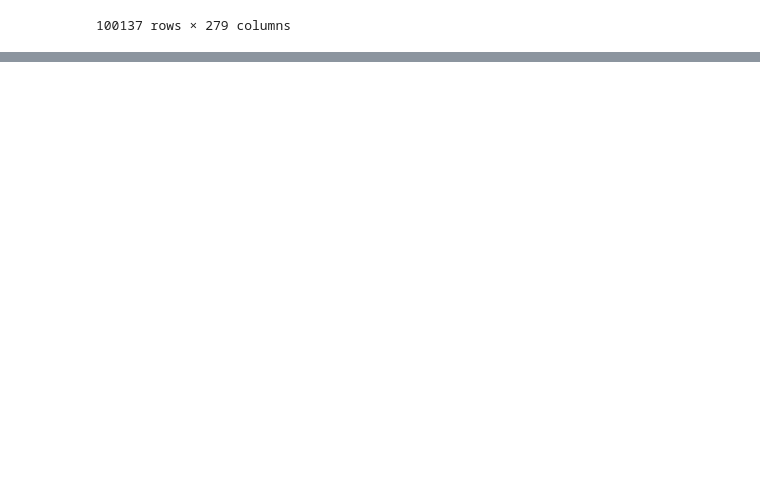
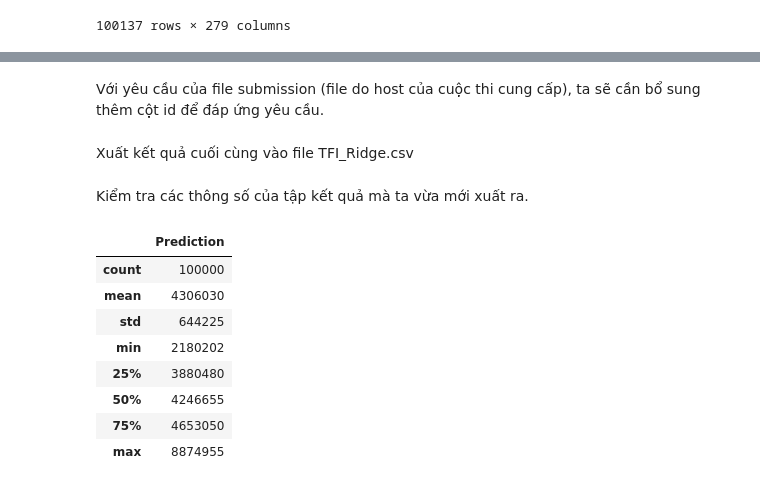
Before and after one commit to khanhson261/DAMH_KHDLUD, a Jupyter notebook: Report.ipynb, the cells around one changed output, grey strips where cells are left out. Saved outputs shown, nothing was run; the diff lists cells and outputs as text; code cells hidden in the pictures; blank space fills up the shorter version.

```diff
--- a/Report.ipynb
+++ b/Report.ipynb
@@ -604,0 +680,3 @@ df.describe()
+# %%
+model.set_params(**grid.best_params_)
+model.fit(X, y)
@@ -604,0 +700,2 @@ df.describe()
+# %%
+submission = pd.DataFrame(columns=['Prediction'],index=test.index, data=model.predict(test))
@@ -604,0 +704,8 @@ df.describe()
+# %%
+submission.Prediction = submission.Prediction.apply(np.square)
+# %% [markdown]
+Với yêu cầu của file submission (file do host của cuộc thi cung cấp), ta sẽ cần bổ sung thêm cột id để đáp ứng yêu cầu.
+# %%
+submission.index.name='Id'
+# %% [markdown]
+Xuất kết quả cuối cùng vào file TFI_Ridge.csv
@@ -604,0 +714,14 @@ df.describe()
+# %% [markdown]
+Kiểm tra các thông số của tập kết quả mà ta vừa mới xuất ra.
+# %%
+submission.describe().astype(int)
+# %% [output]
+|  | Prediction |
+| count | 100000 |
+| mean | 4306030 |
+| std | 644225 |
+| min | 2180202 |
+| 25% | 3880480 |
+| 50% | 4246655 |
+| 75% | 4653050 |
+| max | 8874955 |
```
Also changed, not shown: parts of 47 cells of this notebook.
